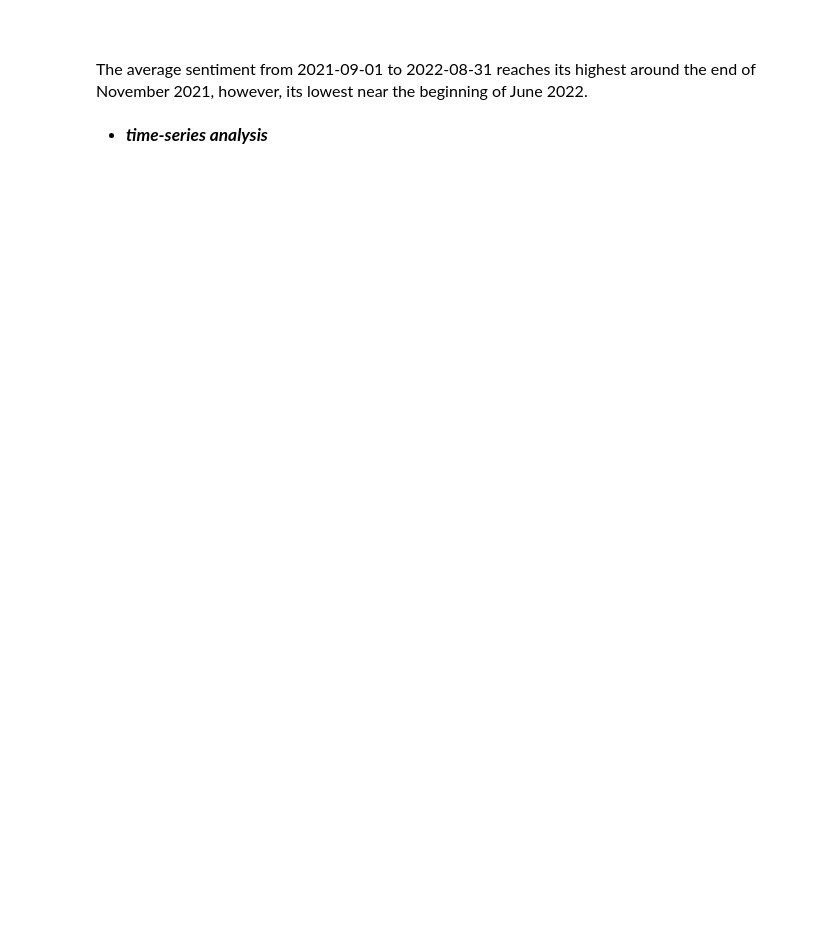
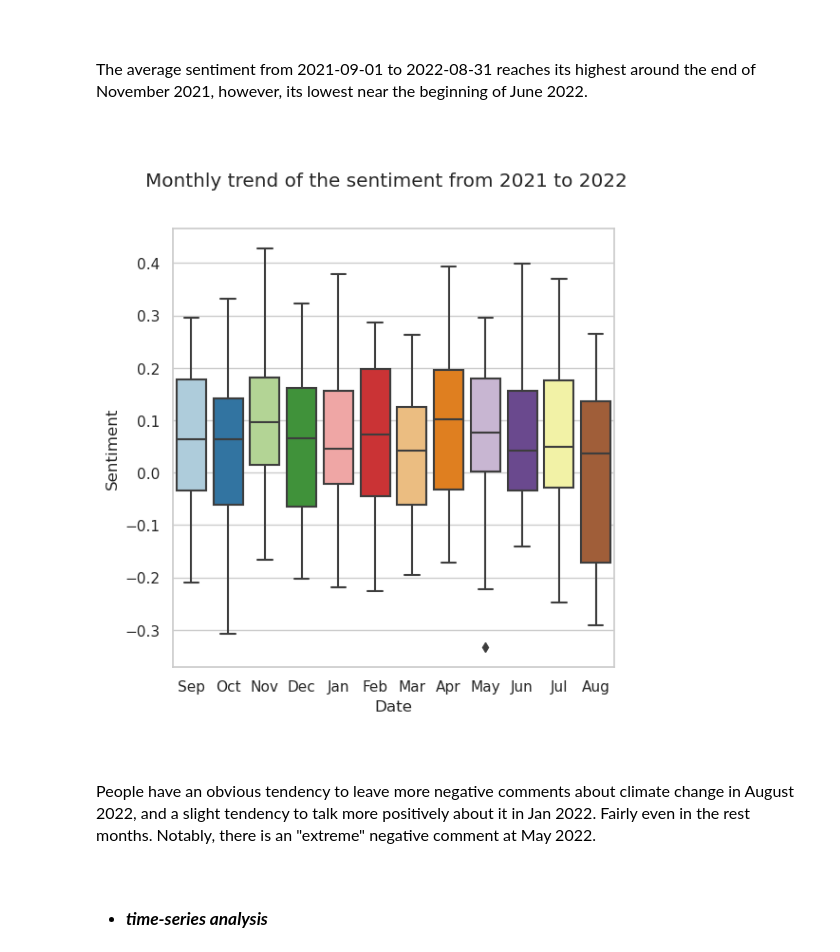
Before and after one commit to alecfei/sentiment-analysis-climate-change, a Jupyter notebook: data processing and analysing/data analysis.ipynb, the cells around one changed output. Saved outputs shown, nothing was run; the diff lists cells and outputs as text; code cells hidden in the pictures; blank space fills up the shorter version.

```diff
--- a/data processing and analysing/data analysis.ipynb
+++ b/data processing and analysing/data analysis.ipynb
@@ -278,5 +276,32 @@ plt.show()
 <br>
 # %% [markdown]
 <span style="font-size: 12pt;">The average sentiment from 2021-09-01 to 2022-08-31 reaches its highest around the end of November 2021, however, its lowest near the beginning of June 2022.</span>
+# %% [markdown]
+<br>
+# %%
+# Visualise monthly trend over the whole year
+monthly_sentiment = sentiment_final.copy()
+monthly_sentiment.reset_index(inplace=True)
+monthly_sentiment["month"] = [d.strftime("%b") for d in sentiment_final.date]
+
+fig, axes = plt.subplots(figsize=(6, 6))
+fig.suptitle("Monthly trend of the sentiment from 2021 to 2022")
+
+sns.set_theme(style="whitegrid")
+
+sns.boxplot(data=monthly_sentiment, x="month", y="average sentiment", palette="Paired")
+
+axes.set_xlabel("Date")
+axes.set_ylabel("Sentiment")
+
+plt.show()
+# %% [output]
+[figure, added]
+# %% [markdown]
+<br>
+# %% [markdown]
+<span style="font-size: 12pt;">People have an obvious tendency to leave more negative comments about climate change in August 2022, and a slight tendency to talk more positively about it in Jan 2022. Fairly even in the rest months. Notably, there is an "extreme" negative comment at May 2022.</span>
+# %% [markdown]
+<br>
 # %% [markdown]
 - <span style="font-size: 13pt;">***time-series analysis***</span>
```
Also changed, not shown: parts of 3 cells of this notebook, 4 other files.
